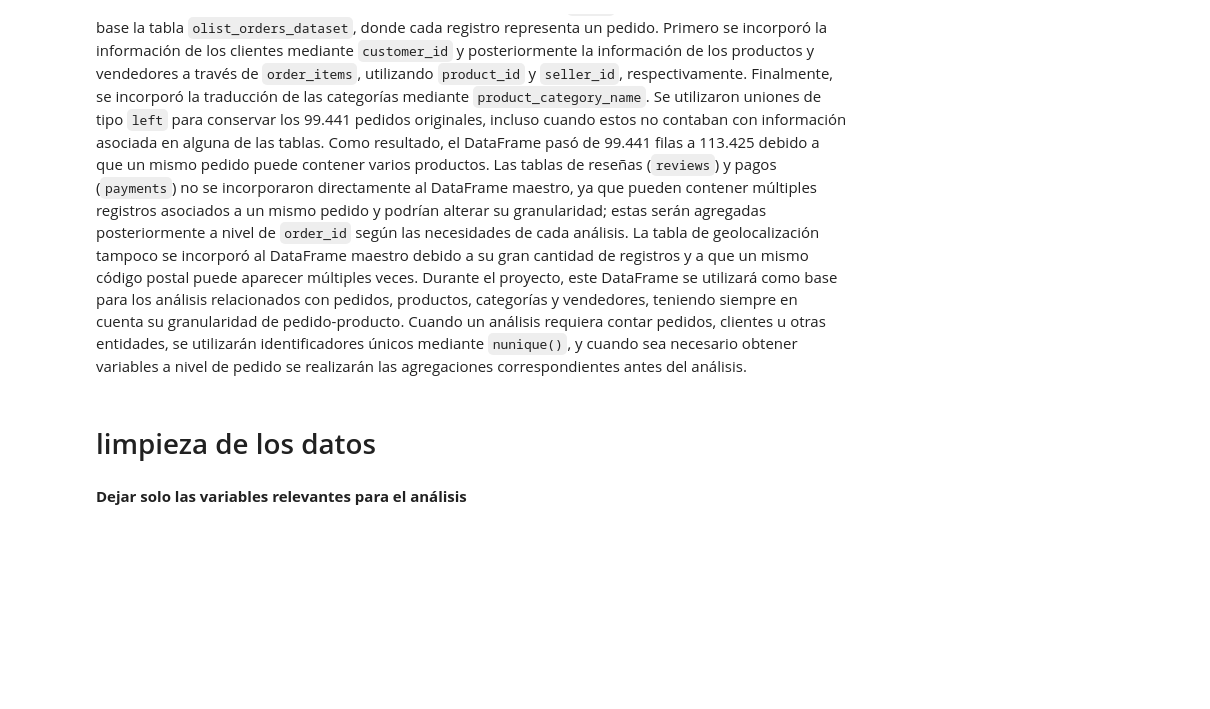
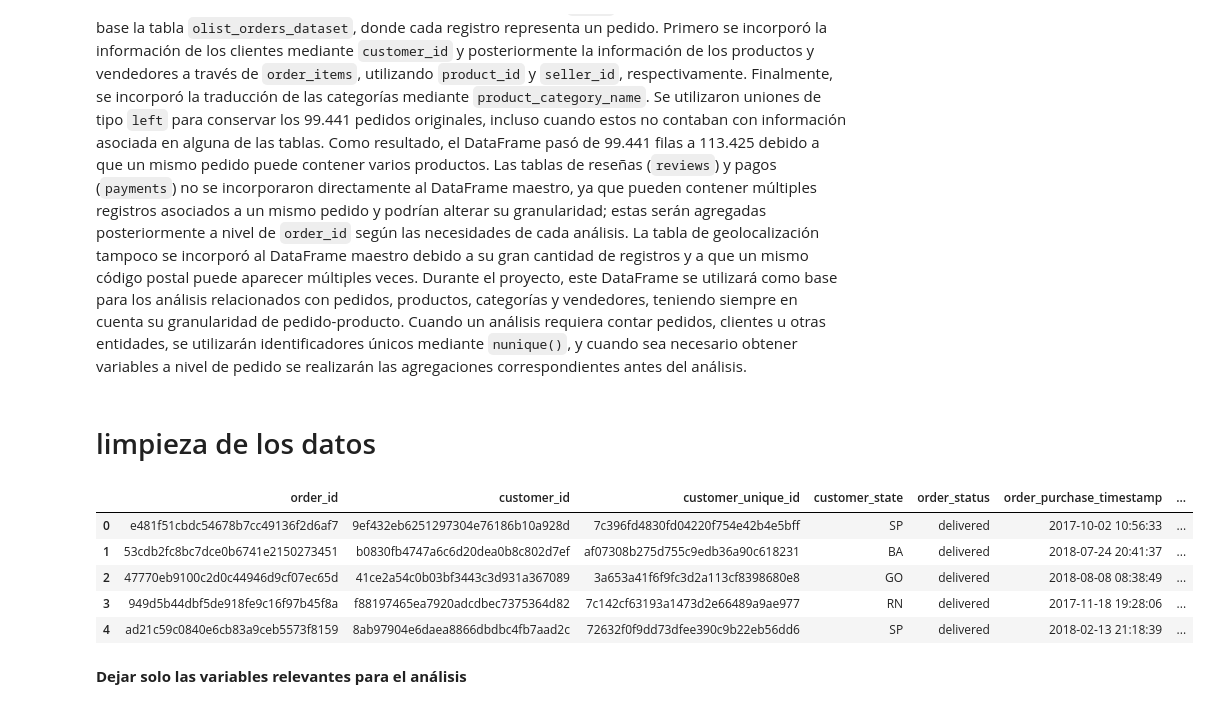
Before and after one commit to Walnut235/olist-probabilistic-analysis, a Jupyter notebook: notebooks/01_analisis_olist.ipynb, the cells around one changed output. Drawn from its saved outputs; the diff is of its cells as text; code cells hidden in the pictures; blank space fills up the shorter version.

```diff
--- a/notebooks/01_analisis_olist.ipynb
+++ b/notebooks/01_analisis_olist.ipynb
@@ -262,5 +262,14 @@ Para la construcción del DataFrame maestro se realizaron uniones (`merge`) prog
 # %% [markdown]
 # limpieza de los datos
+# %%
+df_analysis.head() #Visulizar las 5 primeras filas
+# %% [output]
+|  | order_id | customer_id | customer_unique_id | customer_state | order_status | order_purchase_timestamp | ... |
+| 0 | e481f51cbdc54678b7cc49136f2d6af7 | 9ef432eb6251297304e76186b10a928d | 7c396fd4830fd04220f754e42b4e5bff | SP | delivered | 2017-10-02 10:56:33 | ... |
+| 1 | 53cdb2fc8bc7dce0b6741e2150273451 | b0830fb4747a6c6d20dea0b8c802d7ef | af07308b275d755c9edb36a90c618231 | BA | delivered | 2018-07-24 20:41:37 | ... |
+| 2 | 47770eb9100c2d0c44946d9cf07ec65d | 41ce2a54c0b03bf3443c3d931a367089 | 3a653a41f6f9fc3d2a113cf8398680e8 | GO | delivered | 2018-08-08 08:38:49 | ... |
+| 3 | 949d5b44dbf5de918fe9c16f97b45f8a | f88197465ea7920adcdbec7375364d82 | 7c142cf63193a1473d2e66489a9ae977 | RN | delivered | 2017-11-18 19:28:06 | ... |
+| 4 | ad21c59c0840e6cb83a9ceb5573f8159 | 8ab97904e6daea8866dbdbc4fb7aad2c | 72632f0f9dd73dfee390c9b22eb56dd6 | SP | delivered | 2018-02-13 21:18:39 | ... |
 # %% [markdown]
 **Dejar solo las variables relevantes para el análisis**
 # %%
```
Also changed, not shown: parts of 13 cells of this notebook.
